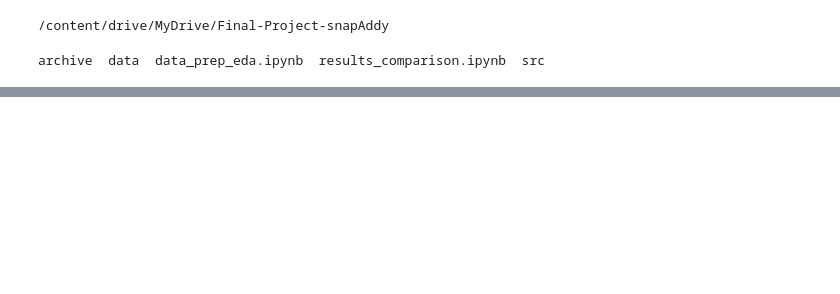
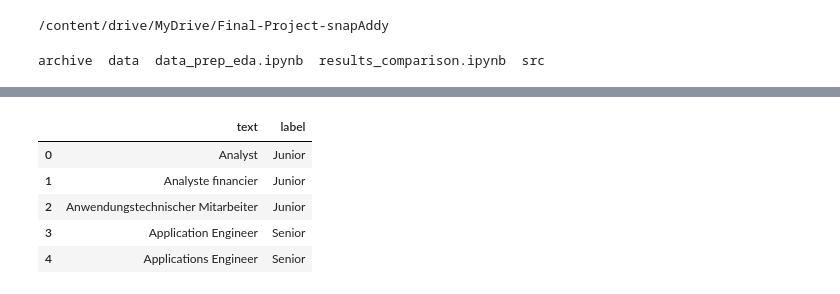
Before and after one commit to luisadosch/nlp-job-title-classification-benchmark-snapaddy, a Jupyter notebook: src/model-approach-1-baseline.ipynb, the cells around one changed output, grey strips where cells are left out. Saved outputs shown, nothing was run; the diff lists cells and outputs as text; code cells hidden in the pictures; blank space fills up the shorter version.

```diff
--- a/src/model-approach-1-baseline.ipynb
+++ b/src/model-approach-1-baseline.ipynb
@@ -30,0 +60,9 @@ ModuleNotFoundError: No module named 'utils.text_utils'
+# %%
+seniority_df.head()
+# %% [output]
+|  | text | label |
+| 0 | Analyst | Junior |
+| 1 | Analyste financier | Junior |
+| 2 | Anwendungstechnischer Mitarbeiter | Junior |
+| 3 | Application Engineer | Senior |
+| 4 | Applications Engineer | Senior |
```
Also changed, not shown: parts of 22 cells of this notebook.
